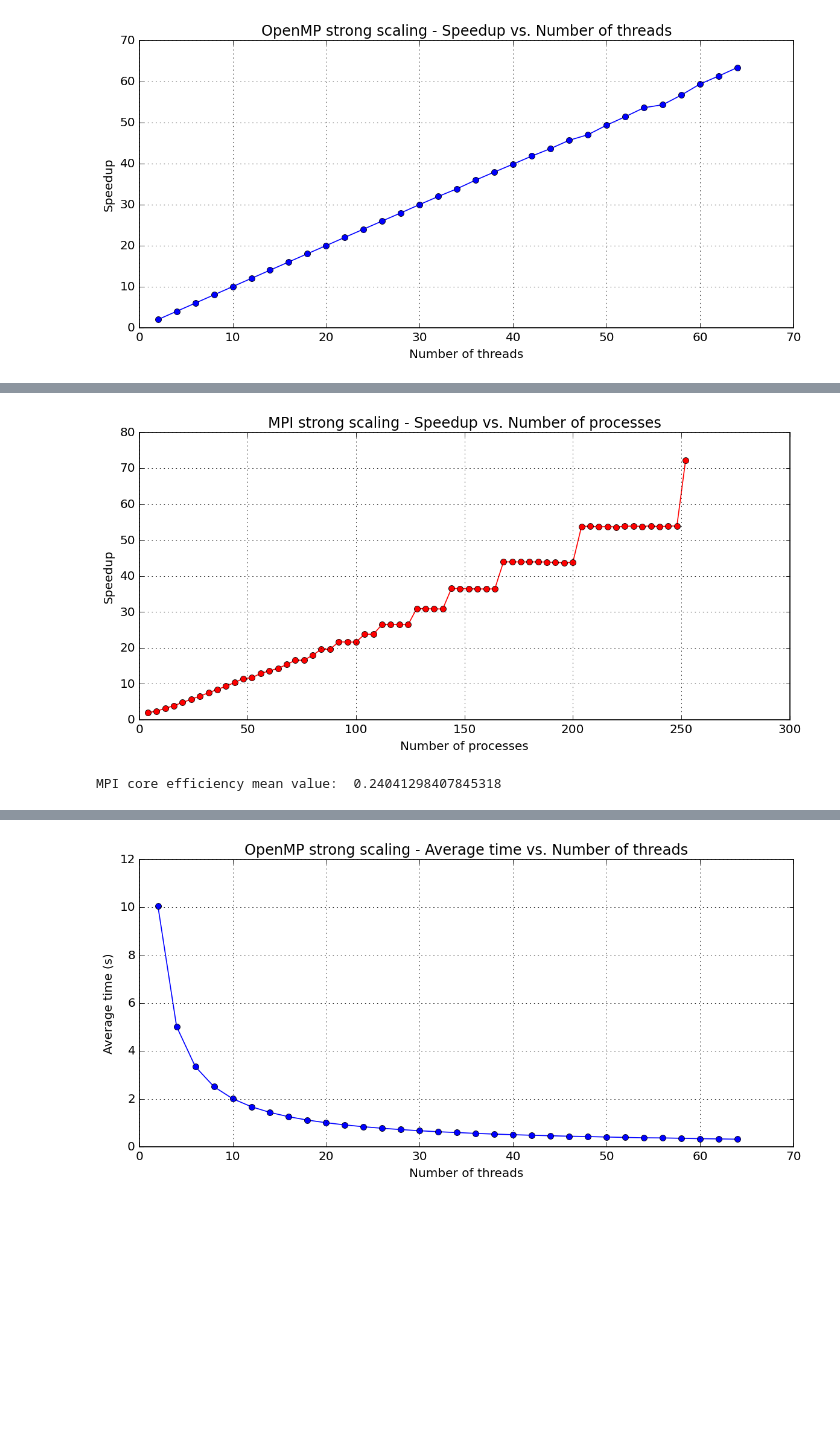
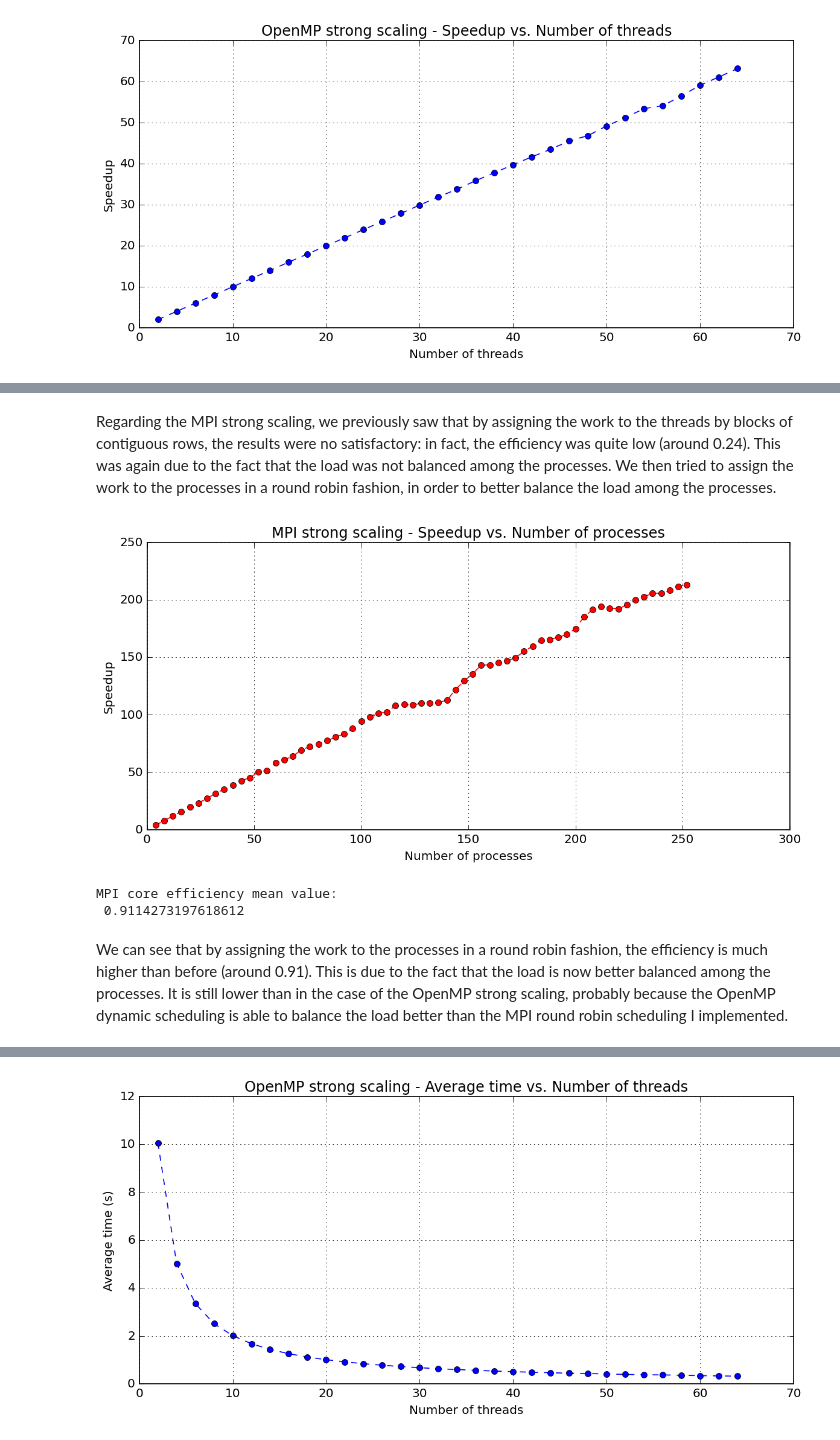
Before and after one commit to PieroZ01/High_Performance_Computing_Assignment, a Jupyter notebook: exercise2/Solution/ex2C_scaling_analysis.ipynb, the cells around one changed output, grey strips where cells are left out. Cells and saved outputs as stored; diff of their text form; code cells hidden in the pictures; blank space fills up the shorter version.

```diff
--- a/exercise2/Solution/ex2C_scaling_analysis.ipynb
+++ b/exercise2/Solution/ex2C_scaling_analysis.ipynb
@@ -79,0 +93,16 @@ OpenMP close efficiency mean value:  0.9954143040584118
+# %%
+# Plot the efficiency for the OpenMP spread and close scaling
+plt.style.use("classic")
+plot = plt.figure(figsize=(10, 5), dpi=120, facecolor='w', edgecolor='k')
+#plt.plot(omp_strong_scaling_spread_data["n_threads"], omp_strong_scaling_spread_data["Efficiency"], marker="o", linestyle="--", color="green") # label="Spread"
+plt.plot(omp_strong_scaling_close_data["n_threads"], omp_strong_scaling_close_data["Efficiency"], marker="o", linestyle="--", color="blue") # label="Close"
+plt.ylim(0.85, 1.1)
+plt.xlabel("Number of threads")
+plt.ylabel("Efficiency")
+plt.title("OpenMP strong scaling - Efficiency vs. Number of threads")
+#plt.legend()
+plt.grid(True)
+
+# Fix the layout and show the plot
+plt.tight_layout()
+plt.show()
@@ -79,0 +127,14 @@ OpenMP close efficiency mean value:  0.9954143040584118
+# %%
+# Plot the efficiency for the OpenMP scaling (close binding with static scheduling)
+plt.style.use("classic")
+plot = plt.figure(figsize=(10, 5), dpi=120, facecolor='w', edgecolor='k')
+plt.plot(omp_strong_scaling_close_data_static["n_threads"], omp_strong_scaling_close_data_static["Efficiency"], marker="o", linestyle="--", color="blue") # label="Close"
+plt.xlabel("Number of threads")
+plt.ylabel("Efficiency")
+plt.title("OpenMP strong scaling - Efficiency vs. Number of threads (static scheduling)")
+#plt.legend()
+plt.grid(True)
+
+# Fix the layout and show the plot
+plt.tight_layout()
+plt.show()
@@ -80,19 +143,22 @@ OpenMP close efficiency mean value:  0.9954143040584118
+# %% [markdown]
+Regarding the MPI strong scaling, we previously saw that by assigning the work to the threads by blocks of contiguous rows, the results were no satisfactory: in fact, the efficiency was quite low (around 0.24). This was again due to the fact that the load was not balanced among the processes. We then tried to assign the work to the processes in a round robin fashion, in order to better balance the load among the processes.
 # %%
-# Plot the speedup for the MPI scaling
+# Plot the speedup for the MPI scaling (core binding)
+# (Here we don't consider the communication time)
 plt.style.use("classic")
 plot = plt.figure(figsize=(10, 5), dpi=120, facecolor='w', edgecolor='k')
-plt.plot(mpi_strong_scaling_core_data["n_processes"], mpi_strong_scaling_core_data["Speedup"], marker="o", linestyle="-", color="red") # label="Core"
+plt.plot(mpi_strong_scaling_core_data["n_processes"], mpi_strong_scaling_core_data["Speedup"], marker="o", linestyle="--", color="red") # label="Core"
 plt.xlabel("Number of processes")
 plt.ylabel("Speedup")
 plt.title("MPI strong scaling - Speedup vs. Number of processes")
 #plt.legend()
 plt.grid(True)
 
 # Fix the layout and show the plot
 plt.tight_layout()
 plt.show()
 # %% [output]
-[figure, old version]
+[figure, new version]
 # %%
 # Compute the efficiency for the MPI scaling
 mpi_strong_scaling_core_data["Efficiency"] = mpi_strong_scaling_core_data["Speedup"] / mpi_strong_scaling_core_data["n_processes"]
@@ -101,6 +167,9 @@ mpi_strong_scaling_core_data["Efficiency"] = mpi_strong_scaling_core_data["Speed
 mpi_strong_scaling_core_efficiency_mean = np.mean(mpi_strong_scaling_core_data["Efficiency"])
 
 # Print the efficiency mean value for the MPI scaling
-print("MPI core efficiency mean value: ", mpi_strong_scaling_core_efficiency_mean)
+print("MPI core efficiency mean value: \n", mpi_strong_scaling_core_efficiency_mean)
 # %% [output]
-MPI core efficiency mean value:  0.24041298407845318
+MPI core efficiency mean value:
+ 0.9114273197618612
+# %% [markdown]
+We can see that by assigning the work to the processes in a round robin fashion, the efficiency is much higher than before (around 0.91). This is due to the fact that the load is now better balanced among the processes. It is still lower than in the case of the OpenMP strong scaling, probably because the OpenMP dynamic scheduling is able to balance the load better than the MPI round robin scheduling I implemented.
```
Also changed, not shown: parts of 20 cells of this notebook, 4 other files.
